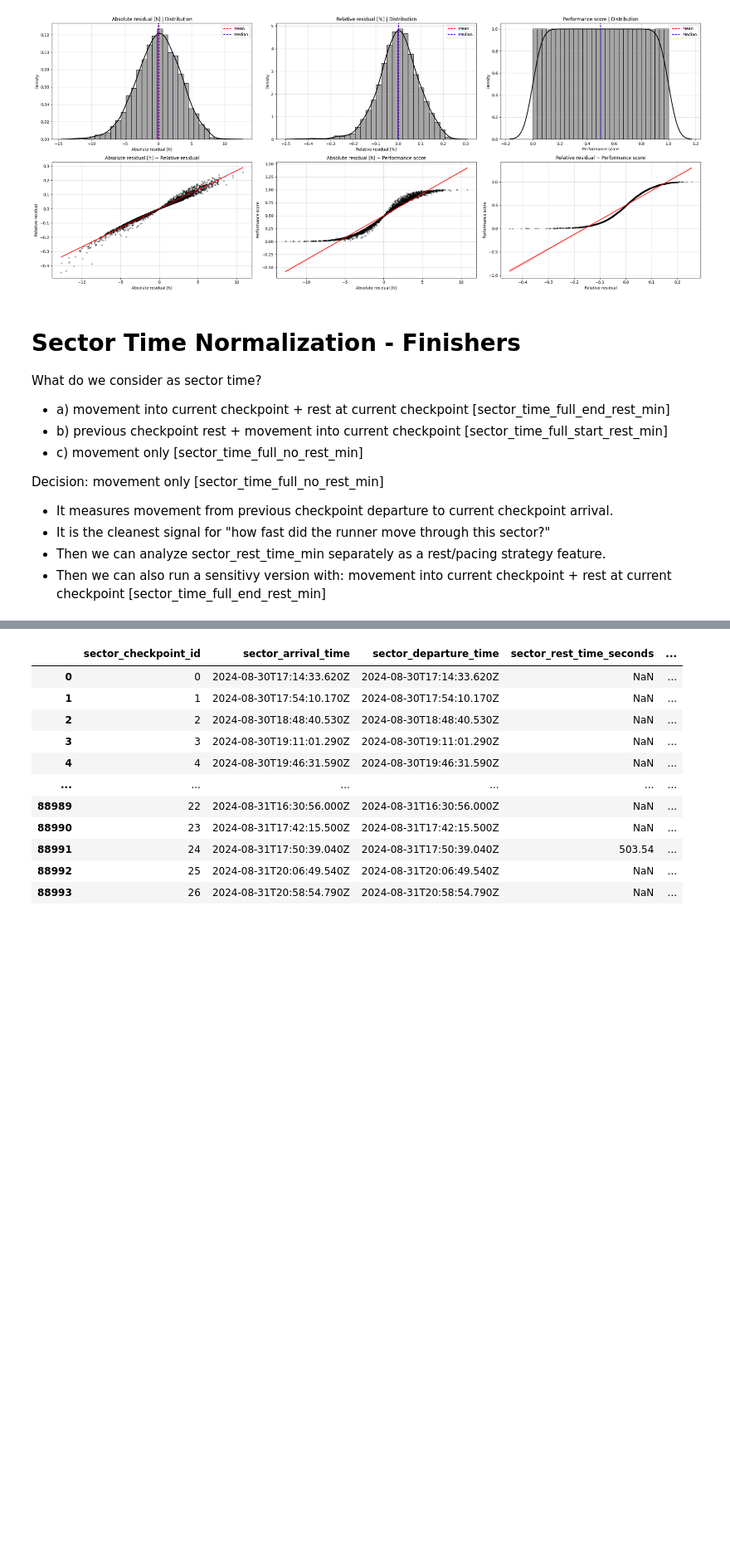
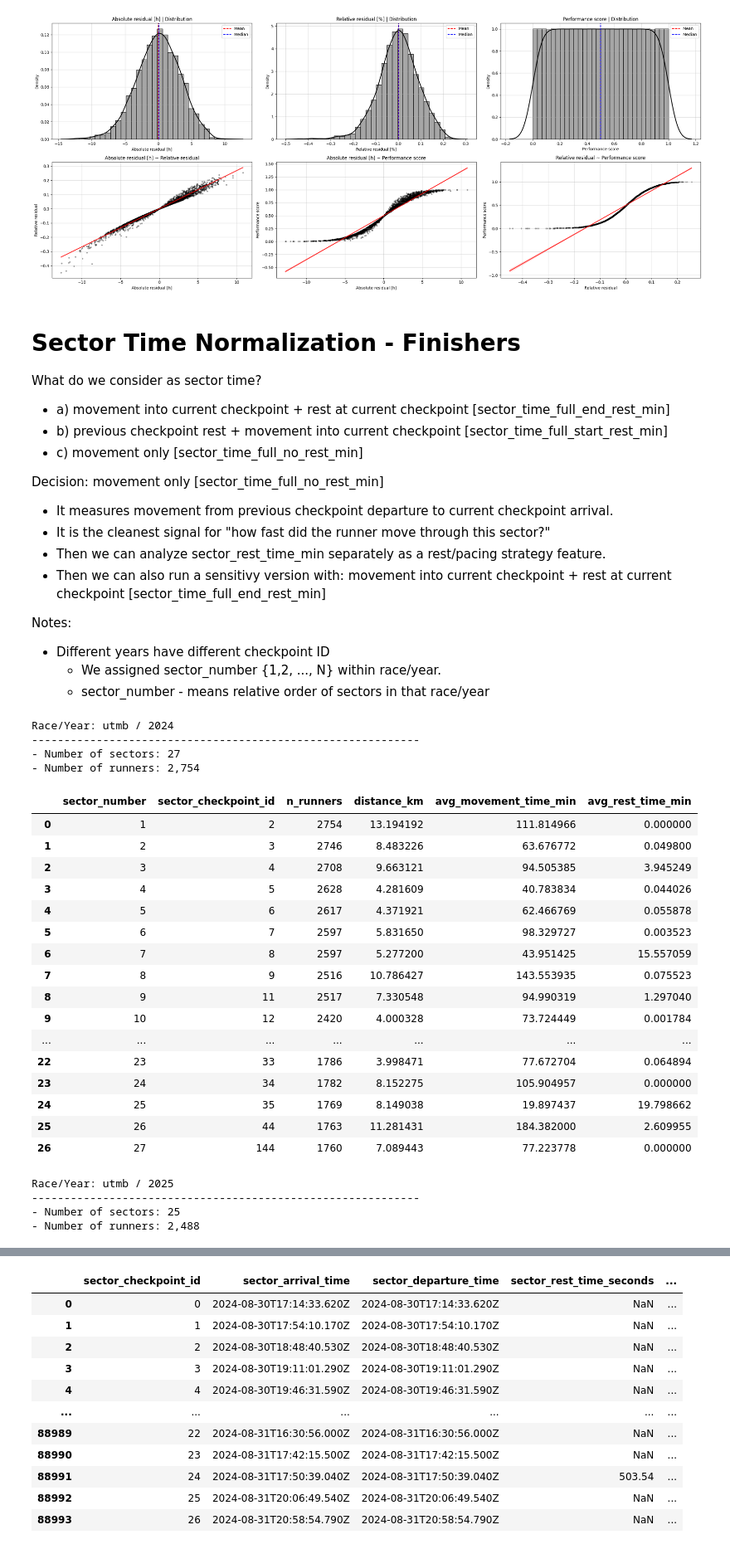
Before and after one commit to 1312Bravo/Path-To-UTMB, a Jupyter notebook: pacing_strategy/research.ipynb, the cells around one changed output, grey strips where cells are left out. Shown at 83% size. Cells and saved outputs as stored; diff of their text form; code cells hidden in the pictures; blank space fills up the shorter version.

```diff
--- a/pacing_strategy/research.ipynb
+++ b/pacing_strategy/research.ipynb
@@ -361,6 +361,12 @@ runner_race_sector_data_df = (
             df["sector_rest_time_min"] / df["sector_time_full_end_rest_min"]
         ),
     )
+    .assign(
+        # Sector distance [km]
+        sector_distance_km = lambda df: (
+            df["sector_time_moving_min"] / df["sector_pace_min_per_km"]
+        )
+    )
     # Remove start rows
     .loc[lambda df: df["sector_time_moving_min"].notna()]
     .reset_index(drop=True)
@@ -754,3 +760,70 @@ Decision: movement only [sector_time_full_no_rest_min]
 - It is the cleanest signal for "how fast did the runner move through this sector?"
 - Then we can analyze sector_rest_time_min separately as a rest/pacing strategy feature.
 - Then we can also run a sensitivy version with: movement into current checkpoint + rest at current checkpoint [sector_time_full_end_rest_min]
+
+Notes:
+- Different years have different checkpoint ID
+    - We assigned sector_number {1,2, ..., N} within race/year.
+    - sector_number - means relative order of sectors in that race/year
+# %%
+# Race/Year sector times analysis
+
+for (race_id, year), race_year_df in (
+    runner_race_sector_data_df
+    .sort_values(["race_id", "year", "sector_number"])
+    .groupby(["race_id", "year"])
+):
+    sector_summary_df = (
+        race_year_df
+        .groupby("sector_number")
+        .agg(
+            sector_checkpoint_id = ("sector_checkpoint_id", "first"),
+            n_runners = ("runner_id", "nunique"),
+            distance_km = ("sector_distance_km", "first"),
+            avg_movement_time_min = ("sector_time_full_no_rest_min", "mean"),
+            avg_rest_time_min = ("sector_rest_time_min", "mean"),
+        )
+        .reset_index()
+        .sort_values("sector_number")
+    )
+
+    print(f"Race/Year: {race_id} / {year}")
+    print("-" * 60)
+    print(f"- Number of sectors: {sector_summary_df['sector_number'].nunique():,}")
+    print(f"- Number of runners: {race_year_df['runner_id'].nunique():,}")
+    display(sector_summary_df)
+
+    # print("- Average sector times:")
+    # for _, row in sector_summary_df.iterrows():
+    #     print("     - Sector {}".format(row["sector_number"]))
+    #     print("         - Distance {:,.1f}".format(row["distance_km"]))
+    #     print("         - Movement {:,.1f}".format(row["avg_movement_time_min"]))
+    #     print("         - Rest {:,.1f}".format(row["avg_rest_time_min"]))
+    #     print("         - Runners {:,.1f}".format(row["n_runners"]))
+    print()
+# %% [output]
+Race/Year: utmb / 2024
+------------------------------------------------------------
+- Number of sectors: 27
+- Number of runners: 2,754
+|  | sector_number | sector_checkpoint_id | n_runners | distance_km | avg_movement_time_min | avg_rest_time_min |
+| 0 | 1 | 2 | 2754 | 13.194192 | 111.814966 | 0.000000 |
+| 1 | 2 | 3 | 2746 | 8.483226 | 63.676772 | 0.049800 |
+| 2 | 3 | 4 | 2708 | 9.663121 | 94.505385 | 3.945249 |
+| 3 | 4 | 5 | 2628 | 4.281609 | 40.783834 | 0.044026 |
+| 4 | 5 | 6 | 2617 | 4.371921 | 62.466769 | 0.055878 |
+| 5 | 6 | 7 | 2597 | 5.831650 | 98.329727 | 0.003523 |
+| 6 | 7 | 8 | 2597 | 5.277200 | 43.951425 | 15.557059 |
+| 7 | 8 | 9 | 2516 | 10.786427 | 143.553935 | 0.075523 |
+| 8 | 9 | 11 | 2517 | 7.330548 | 94.990319 | 1.297040 |
+| 9 | 10 | 12 | 2420 | 4.000328 | 73.724449 | 0.001784 |
+| ... | ... | ... | ... | ... | ... | ... |
+| 22 | 23 | 33 | 1786 | 3.998471 | 77.672704 | 0.064894 |
+| 23 | 24 | 34 | 1782 | 8.152275 | 105.904957 | 0.000000 |
+| 24 | 25 | 35 | 1769 | 8.149038 | 19.897437 | 19.798662 |
+| 25 | 26 | 44 | 1763 | 11.281431 | 184.382000 | 2.609955 |
+| 26 | 27 | 144 | 1760 | 7.089443 | 77.223778 | 0.000000 |
+Race/Year: utmb / 2025
+------------------------------------------------------------
+- Number of sectors: 25
+- Number of runners: 2,488
```
Also changed, not shown: parts of 2 cells of this notebook.
